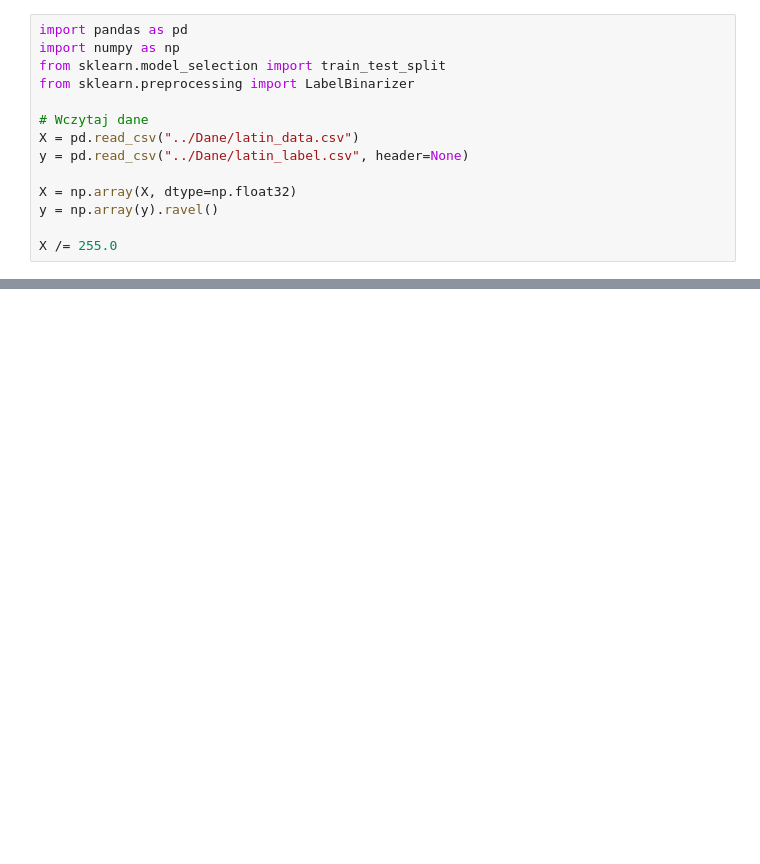
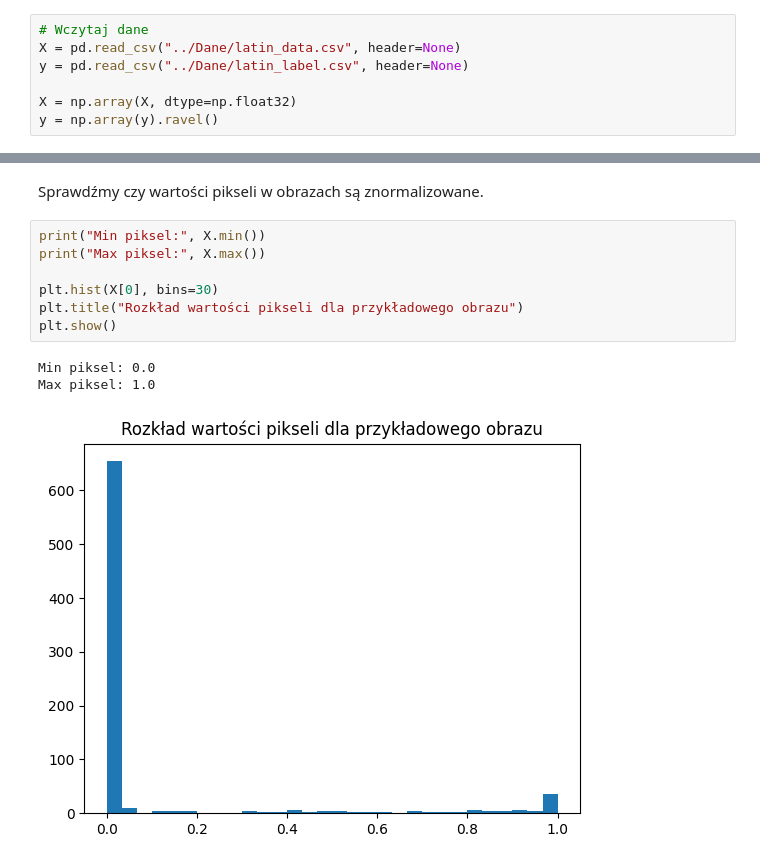
Before and after one commit to JustKoshi/litery_lacinskie_nn, a Jupyter notebook: Notatniki/projekt_notatnik.ipynb, the cells around one changed output, grey strips where cells are left out. Saved outputs shown, nothing was run; the diff lists cells and outputs as text; blank space fills up the shorter version.

```diff
--- a/Notatniki/projekt_notatnik.ipynb
+++ b/Notatniki/projekt_notatnik.ipynb
@@ -1,14 +17,7 @@
 # %%
-import pandas as pd
-import numpy as np
-from sklearn.model_selection import train_test_split
-from sklearn.preprocessing import LabelBinarizer
-
 # Wczytaj dane
-X = pd.read_csv("../Dane/latin_data.csv")
+X = pd.read_csv("../Dane/latin_data.csv", header=None)
 y = pd.read_csv("../Dane/latin_label.csv", header=None)
 
 X = np.array(X, dtype=np.float32)
 y = np.array(y).ravel()
-
-X /= 255.0
@@ -14,0 +76,13 @@ X /= 255.0
+# %% [markdown]
+Sprawdźmy czy wartości pikseli w obrazach są znormalizowane.
+# %%
+print("Min piksel:", X.min())
+print("Max piksel:", X.max())
+
+plt.hist(X[0], bins=30)
+plt.title("Rozkład wartości pikseli dla przykładowego obrazu")
+plt.show()
+# %% [output]
+Min piksel: 0.0
+Max piksel: 1.0
+[figure, added]
```
Also changed, not shown: parts of 14 cells of this notebook.
